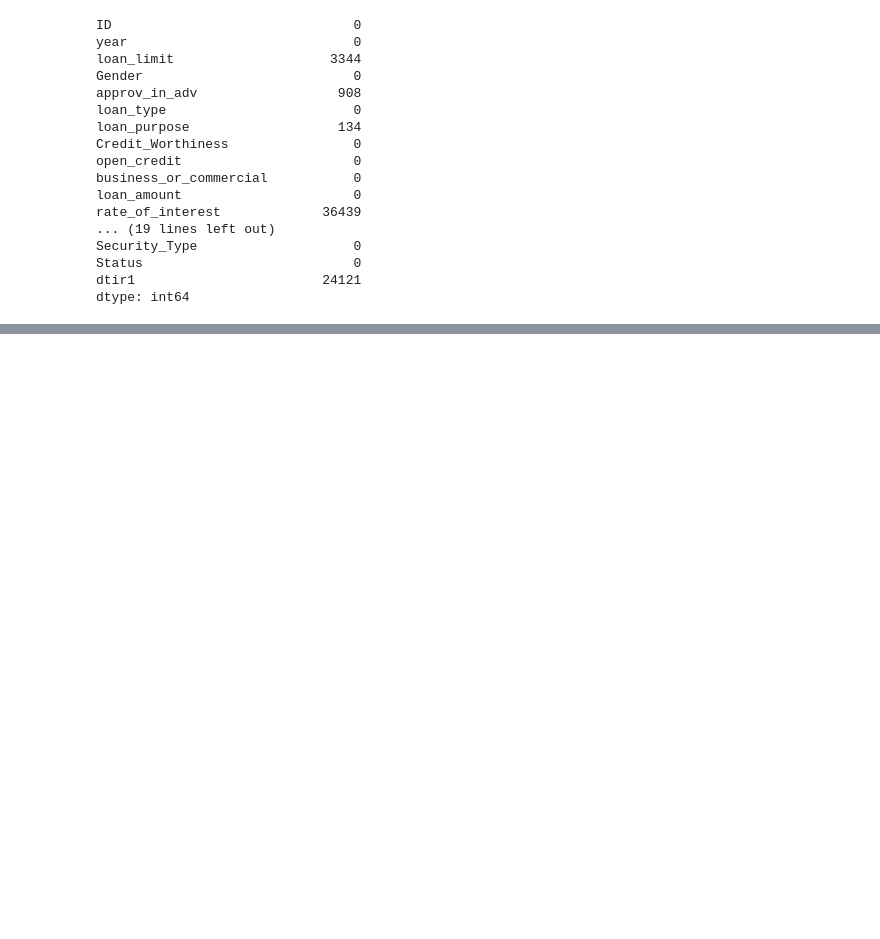
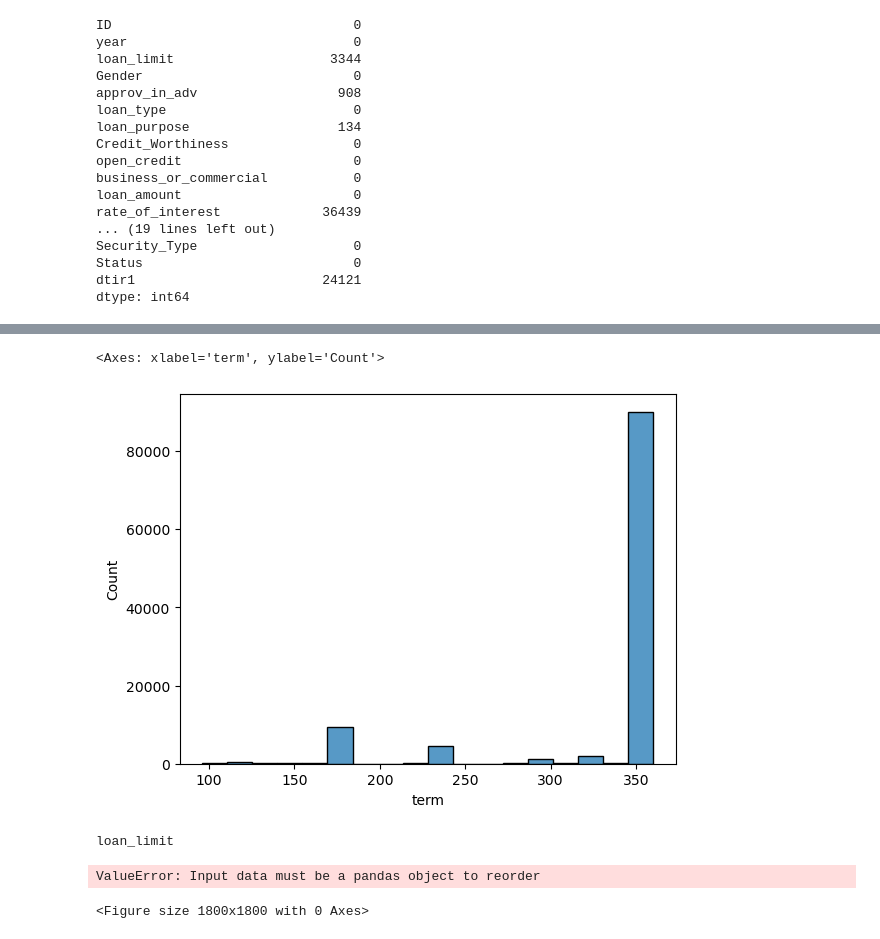
Before and after one commit to Janani-Jayavel/DataScience_Project_Works, a Jupyter notebook: Loan_default.ipynb, the cells around one changed output, grey strips where cells are left out. Drawn from its saved outputs; the diff is of its cells as text; code cells hidden in the pictures; blank space fills up the shorter version.

```diff
--- a/Loan_default.ipynb
+++ b/Loan_default.ipynb
@@ -60,0 +547,15 @@ dtype: int64
+# %%
+sns.histplot(data['term'])
+# %% [output]
+<Axes: xlabel='term', ylabel='Count'>
+[figure, added]
+# %%
+for col in data.select_dtypes(exclude = np.number).columns:
+    print(col)
+    plt.figure(figsize=(18,18))
+    sns.countplot(data[col], order=data[col].value_counts().index)
+    plt.show()
+# %% [output]
+loan_limit
+ValueError: Input data must be a pandas object to reorder
+<Figure size 1800x1800 with 0 Axes>
```
Also changed, not shown: parts of 73 cells of this notebook.
